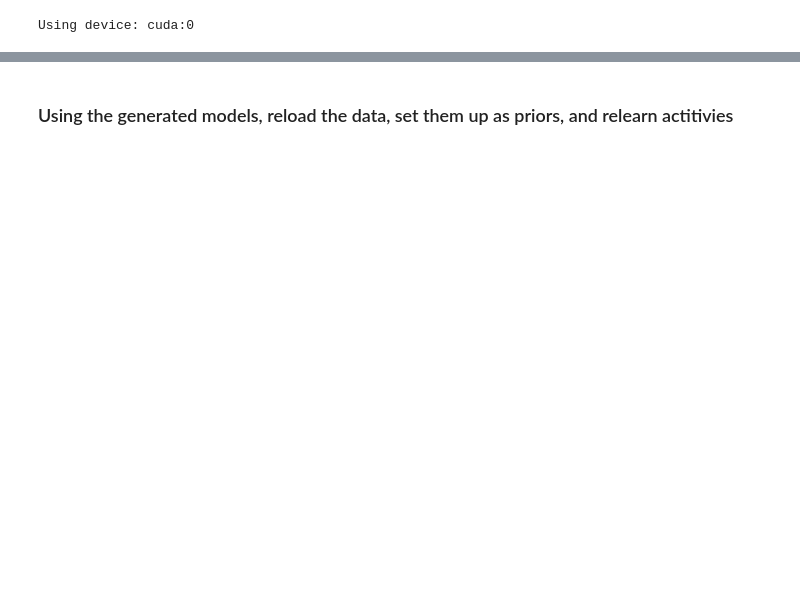
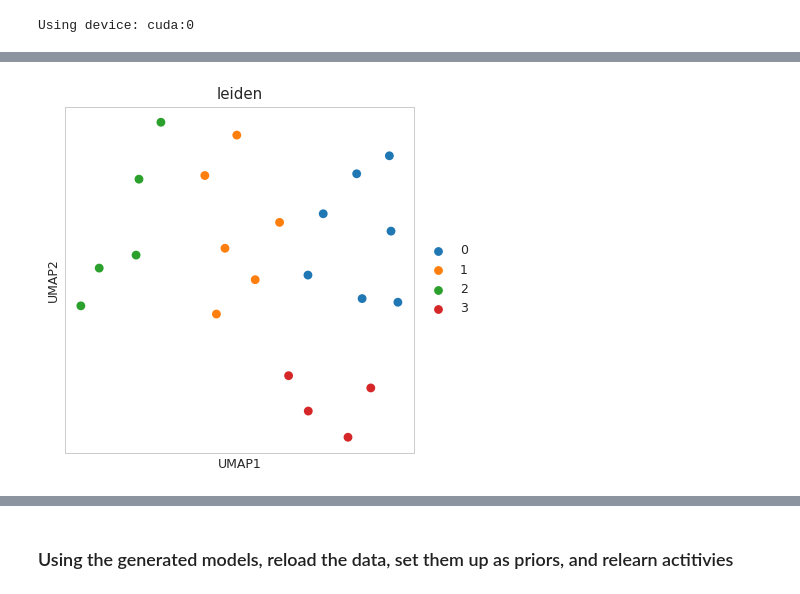
Before and after one commit to theislab/mubind, a Jupyter notebook: notebooks/concatenation/01_load_and_concatenate.ipynb, the cells around one changed output, grey strips where cells are left out. Cells and saved outputs as stored; diff of their text form; code cells hidden in the pictures; blank space fills up the shorter version.

```diff
--- a/notebooks/concatenation/01_load_and_concatenate.ipynb
+++ b/notebooks/concatenation/01_load_and_concatenate.ipynb
@@ -129,0 +127,32 @@ done. No more groups to generate
+# %%
+res = res[res['a'] >= res['b']]
+res['id'] = res['a'].astype(str) + '_' + res['b'].astype(str)
+res = res.sort_values('distance').drop_duplicates('id')
+# %%
+arr = res.pivot('a', 'b', 'distance')
+arr = pd.DataFrame(np.tril(arr) + np.tril(arr).T)
+dist_mat = arr.to_numpy()
+# %%
+import scanpy as sc
+import numpy as np
+import scanpy as sc
+import anndata
+
+n = arr.shape[0]
+k = 3
+adata = sc.AnnData(shape=(n, 1))
+
+dist_mat = np.random.rand(n, n)
+# make it symmetrical
+dist_mat= np.tril(dist_mat) + np.tril(dist_mat, -1).T
+np.fill_diagonal(dist_mat, 0)
+
+adata.obsp["distances"], adata.obsp["connectivities"] = sc.neighbors._compute_connectivities_umap(
+    *sc.neighbors._get_indices_distances_from_dense_matrix(dist_mat, k),
+    dist_mat.shape[0],
+    k,
+)
+adata.uns["neighbors"] = {"connectivities_key": "connectivities", "distances_key": "distances", "params": {"method": None}}
+
+sc.tl.umap(adata)
+sc.tl.leiden(adata)
@@ -129,0 +161,7 @@ done. No more groups to generate
+# %%
+rcParams['figure.figsize'] = 5, 5
+rcParams['figure.dpi'] = 90
+
+sc.pl.umap(adata, color='leiden', s=200)
+# %% [output]
+[figure, added]
```
Also changed, not shown: parts of 21 cells of this notebook, 4 other files.
